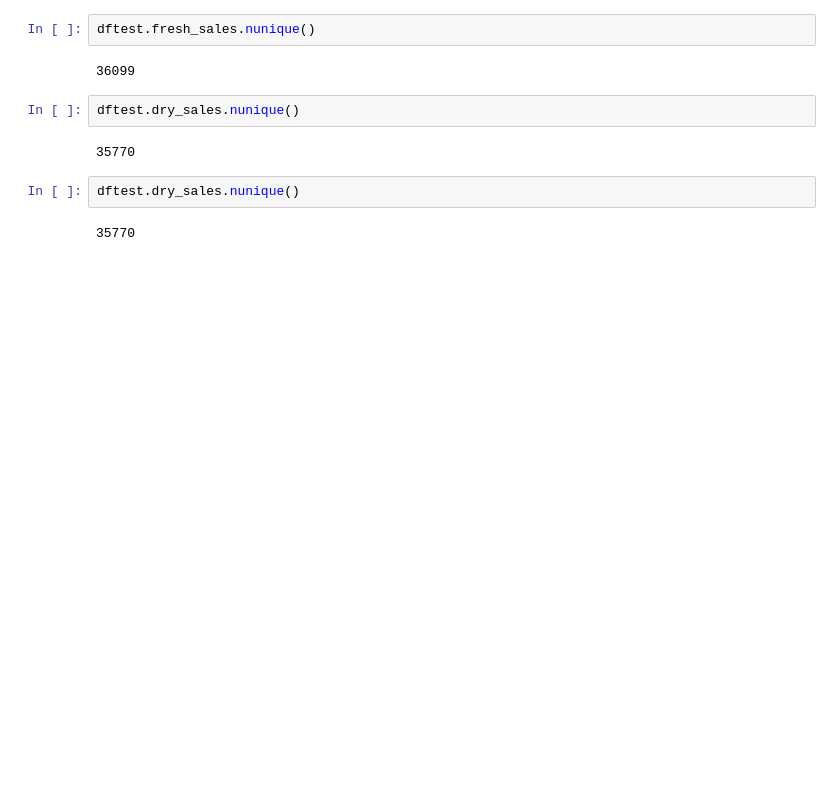
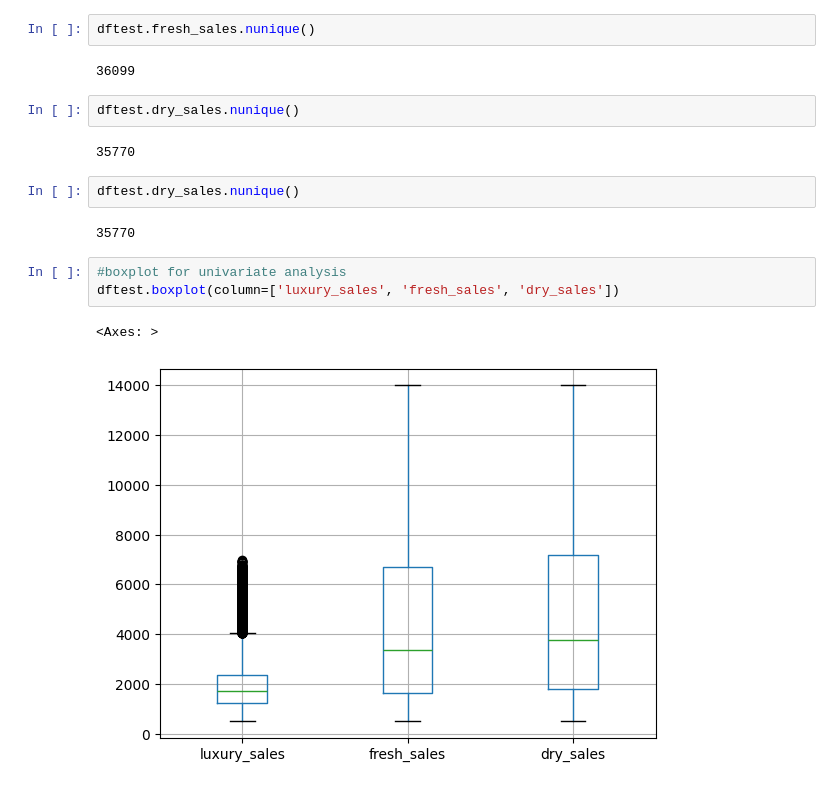
Before and after one commit to team-statstorm/dsplc2025, a Jupyter notebook: dsplc_1.ipynb, the cells around one changed output. Drawn from its saved outputs; the diff is of its cells as text; blank space fills up the shorter version.

Commit message:
Univariate Analysis

```diff
--- a/dsplc_1.ipynb
+++ b/dsplc_1.ipynb
@@ -854,3 +854,9 @@ dftest.dry_sales.nunique()
 dftest.dry_sales.nunique()
 # %% [output]
 35770
+# %%
+#boxplot for univariate analysis
+dftest.boxplot(column=['luxury_sales', 'fresh_sales', 'dry_sales'])
+# %% [output]
+<Axes: >
+[figure, added]
```
Also changed, not shown: parts of 3 cells of this notebook.
